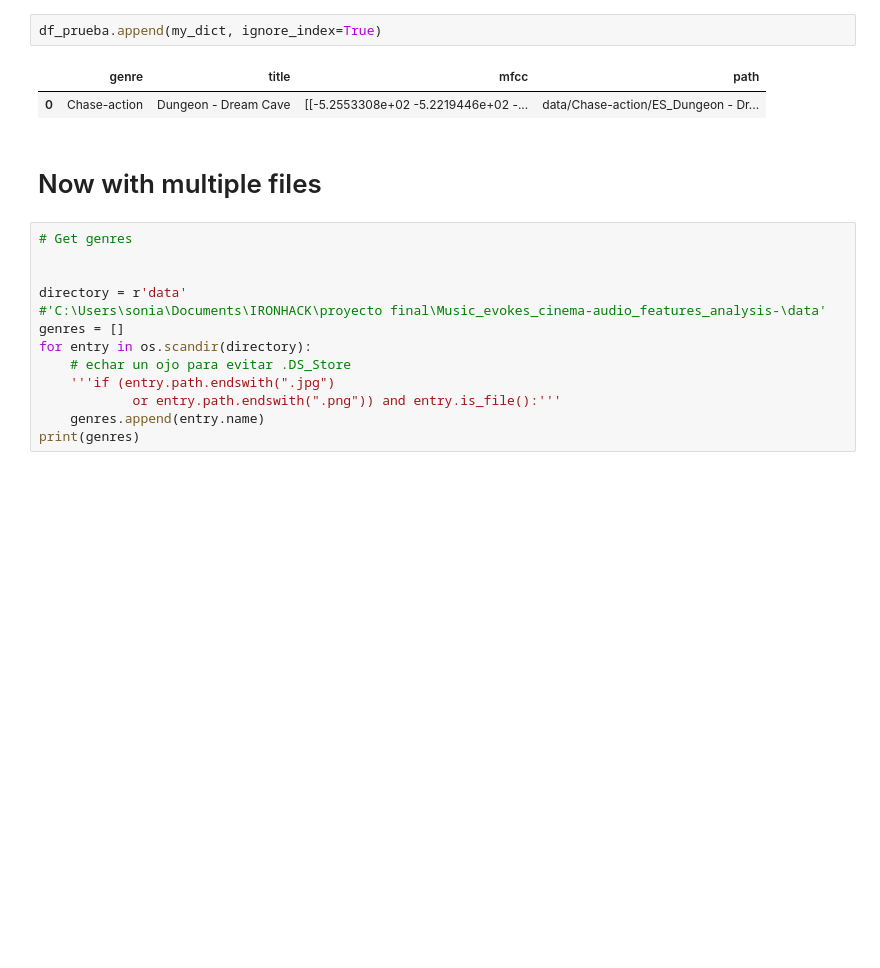
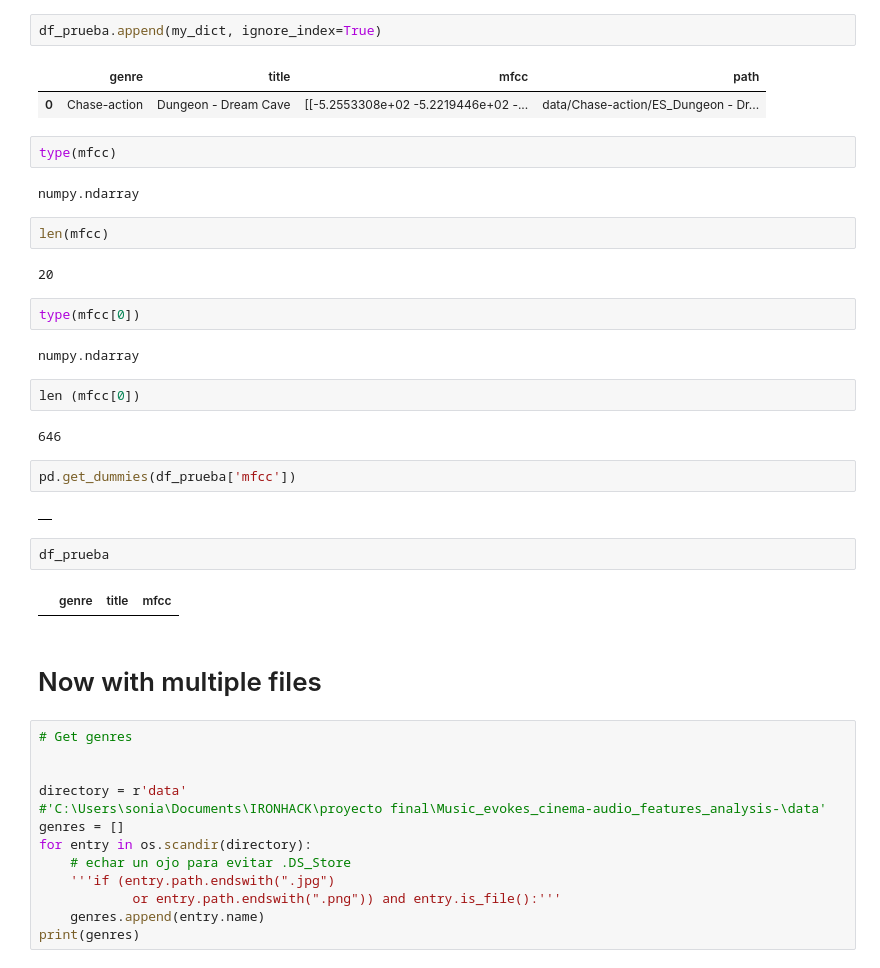
Before and after one commit to Fominayasg/Audio_features_analysis--Music_evokes_cinema, a Jupyter notebook: Pruebas librosa.ipynb, the cells around one changed output. Drawn from its saved outputs; the diff is of its cells as text; blank space fills up the shorter version.

```diff
--- a/Pruebas librosa.ipynb
+++ b/Pruebas librosa.ipynb
@@ -156,6 +149,30 @@ df_prueba.append(my_dict, ignore_index=True)
 # %% [output]
 |  | genre | title | mfcc | path |
 | 0 | Chase-action | Dungeon - Dream Cave | [[-5.2553308e+02 -5.2219446e+02 -... | data/Chase-action/ES_Dungeon - Dr... |
+# %%
+type(mfcc)
+# %% [output]
+numpy.ndarray
+# %%
+len(mfcc)
+# %% [output]
+20
+# %%
+type(mfcc[0])
+# %% [output]
+numpy.ndarray
+# %%
+len (mfcc[0])
+# %% [output]
+646
+# %%
+pd.get_dummies(df_prueba['mfcc'])
+# %% [output]
+|  |
+# %%
+df_prueba
+# %% [output]
+|  | genre | title | mfcc |
 # %% [markdown]
 # Now with multiple files
 # %%
```
Also changed, not shown: parts of 25 cells of this notebook, 2 other files.
